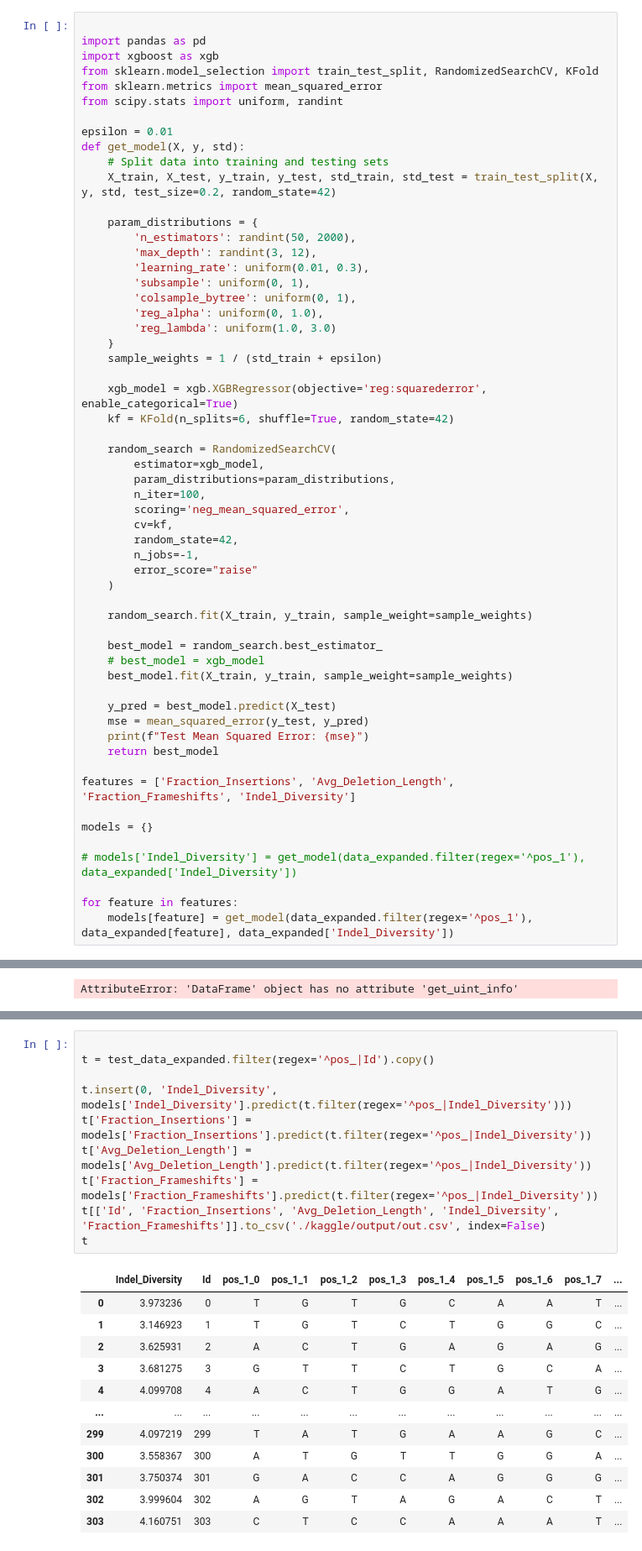
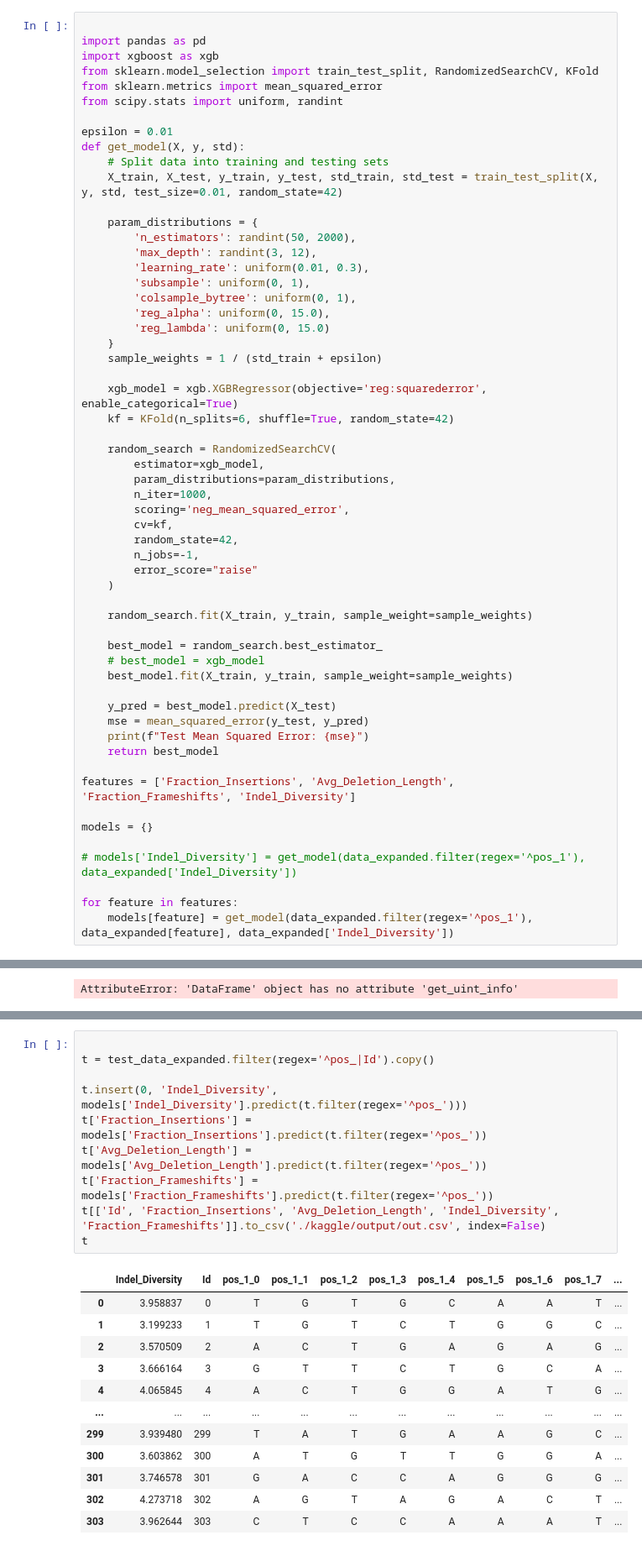
Before and after one commit to 0xorial/mlfls-hw, a Jupyter notebook: boosting_try.ipynb, the cells around one changed output, grey strips where cells are left out. Shown at 84% size. Cells and saved outputs as stored; diff of their text form.

```diff
--- a/boosting_try.ipynb
+++ b/boosting_try.ipynb
@@ -94,7 +94,7 @@ from scipy.stats import uniform, randint
 epsilon = 0.01
 def get_model(X, y, std):
     # Split data into training and testing sets
-    X_train, X_test, y_train, y_test, std_train, std_test = train_test_split(X, y, std, test_size=0.2, random_state=42)
+    X_train, X_test, y_train, y_test, std_train, std_test = train_test_split(X, y, std, test_size=0.01, random_state=42)
 
     param_distributions = {
         'n_estimators': randint(50, 2000),
@@ -102,8 +102,8 @@ def get_model(X, y, std):
         'learning_rate': uniform(0.01, 0.3),
         'subsample': uniform(0, 1),
         'colsample_bytree': uniform(0, 1),
-        'reg_alpha': uniform(0, 1.0),
-        'reg_lambda': uniform(1.0, 3.0)
+        'reg_alpha': uniform(0, 15.0),
+        'reg_lambda': uniform(0, 15.0)
     }
     sample_weights = 1 / (std_train + epsilon)
 
@@ -113,7 +113,7 @@ def get_model(X, y, std):
     random_search = RandomizedSearchCV(
         estimator=xgb_model,
         param_distributions=param_distributions,
-        n_iter=100,
+        n_iter=1000,
         scoring='neg_mean_squared_error',
         cv=kf,
         random_state=42,
@@ -177,24 +184,24 @@ models['Fraction_Insertions'].get_params()
 # %%
 
 t = test_data_expanded.filter(regex='^pos_|Id').copy()
 
-t.insert(0, 'Indel_Diversity', models['Indel_Diversity'].predict(t.filter(regex='^pos_|Indel_Diversity')))
-t['Fraction_Insertions'] = models['Fraction_Insertions'].predict(t.filter(regex='^pos_|Indel_Diversity'))
-t['Avg_Deletion_Length'] = models['Avg_Deletion_Length'].predict(t.filter(regex='^pos_|Indel_Diversity'))
-t['Fraction_Frameshifts'] = models['Fraction_Frameshifts'].predict(t.filter(regex='^pos_|Indel_Diversity'))
+t.insert(0, 'Indel_Diversity', models['Indel_Diversity'].predict(t.filter(regex='^pos_')))
+t['Fraction_Insertions'] = models['Fraction_Insertions'].predict(t.filter(regex='^pos_'))
+t['Avg_Deletion_Length'] = models['Avg_Deletion_Length'].predict(t.filter(regex='^pos_'))
+t['Fraction_Frameshifts'] = models['Fraction_Frameshifts'].predict(t.filter(regex='^pos_'))
 t[['Id', 'Fraction_Insertions', 'Avg_Deletion_Length', 'Indel_Diversity', 'Fraction_Frameshifts']].to_csv('./kaggle/output/out.csv', index=False)
 t
 # %% [output]
 |  | Indel_Diversity | Id | pos_1_0 | pos_1_1 | pos_1_2 | pos_1_3 | pos_1_4 | pos_1_5 | pos_1_6 | pos_1_7 | ... |
-| 0 | 3.973236 | 0 | T | G | T | G | C | A | A | T | ... |
-| 1 | 3.146923 | 1 | T | G | T | C | T | G | G | C | ... |
-| 2 | 3.625931 | 2 | A | C | T | G | A | G | A | G | ... |
-| 3 | 3.681275 | 3 | G | T | T | C | T | G | C | A | ... |
-| 4 | 4.099708 | 4 | A | C | T | G | G | A | T | G | ... |
+| 0 | 3.958837 | 0 | T | G | T | G | C | A | A | T | ... |
+| 1 | 3.199233 | 1 | T | G | T | C | T | G | G | C | ... |
+| 2 | 3.570509 | 2 | A | C | T | G | A | G | A | G | ... |
+| 3 | 3.666164 | 3 | G | T | T | C | T | G | C | A | ... |
+| 4 | 4.065845 | 4 | A | C | T | G | G | A | T | G | ... |
 | ... | ... | ... | ... | ... | ... | ... | ... | ... | ... | ... | ... |
-| 299 | 4.097219 | 299 | T | A | T | G | A | A | G | C | ... |
-| 300 | 3.558367 | 300 | A | T | G | T | T | G | G | A | ... |
-| 301 | 3.750374 | 301 | G | A | C | C | A | G | G | G | ... |
-| 302 | 3.999604 | 302 | A | G | T | A | G | A | C | T | ... |
-| 303 | 4.160751 | 303 | C | T | C | C | A | A | A | T | ... |
+| 299 | 3.939480 | 299 | T | A | T | G | A | A | G | C | ... |
+| 300 | 3.603862 | 300 | A | T | G | T | T | G | G | A | ... |
+| 301 | 3.746578 | 301 | G | A | C | C | A | G | G | G | ... |
+| 302 | 4.273718 | 302 | A | G | T | A | G | A | C | T | ... |
+| 303 | 3.962644 | 303 | C | T | C | C | A | A | A | T | ... |
 304 rows × 28 columns
```
Also changed, not shown: parts of 3 cells of this notebook, 1 other file.
